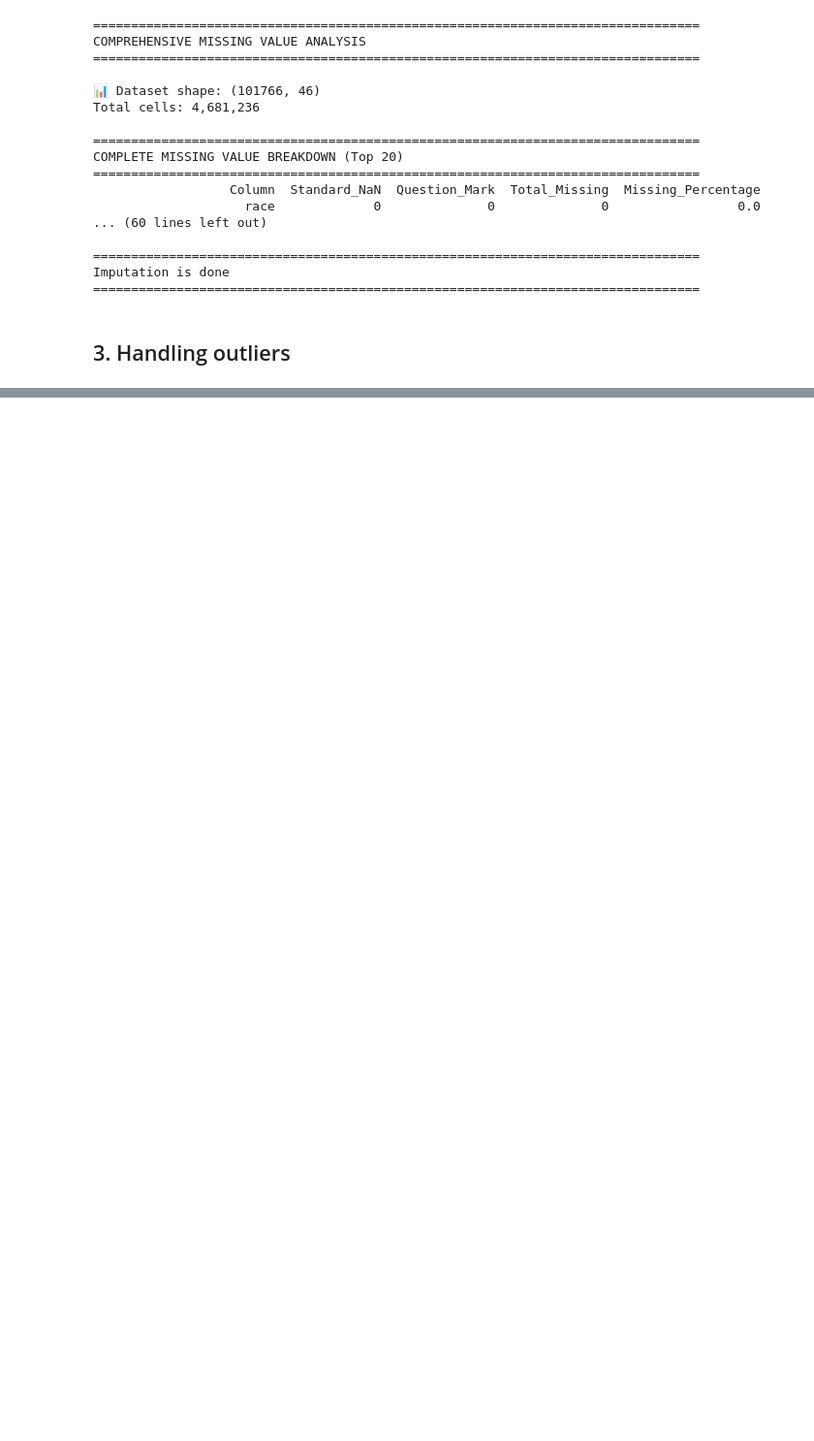
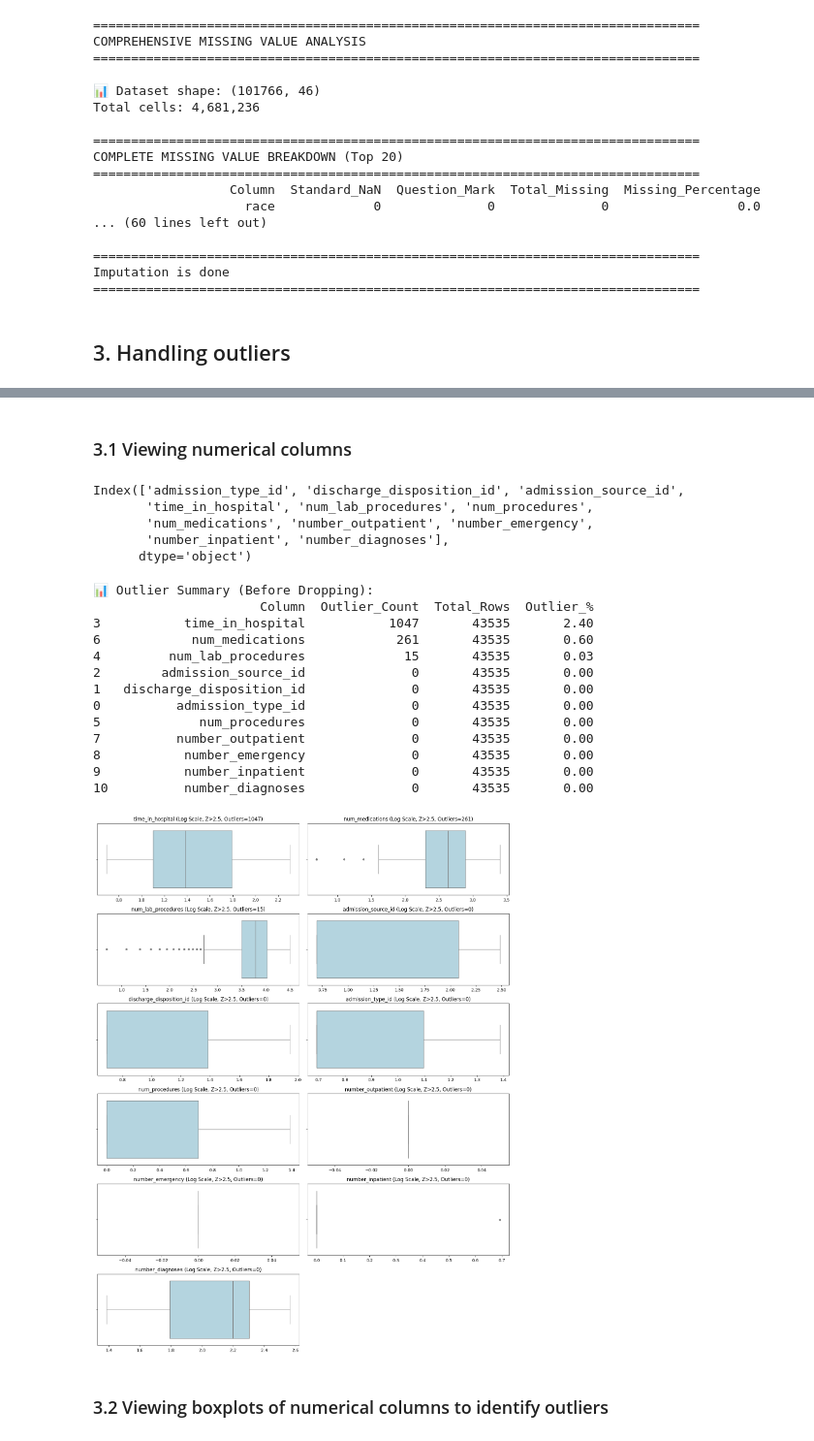
Before and after one commit to MuhammadHamza687/dsf, a Jupyter notebook: DSF_Mid_Lab_Exam.ipynb, the cells around one changed output, grey strips where cells are left out. Shown at 97% size. Cells and saved outputs as stored; diff of their text form; code cells hidden in the pictures; blank space fills up the shorter version.

```diff
--- a/DSF_Mid_Lab_Exam.ipynb
+++ b/DSF_Mid_Lab_Exam.ipynb
@@ -424,16 +428,3 @@ Imputation is done
 ================================================================================
 # %% [markdown]
 ## 3. Handling outliers
-# %%
-cols = ['time_in_hospital', 'num_lab_procedures', 'num_procedures',
-        'num_medications', 'number_outpatient',
-        'number_emergency', 'number_inpatient', 'number_diagnoses']
-
-for col in cols:
-    Q1 = df[col].quantile(0.25)
-    Q3 = df[col].quantile(0.75)
-    IQR = Q3 - Q1
-    lower = Q1 - 1.5 * IQR
-    upper = Q3 + 1.5 * IQR
-    outliers = df[(df[col] < lower) | (df[col] > upper)]
-    print(f"{col}: {len(outliers)} outliers")
@@ -532,0 +431,67 @@ Name: count, dtype: int64
+# %% [markdown]
+### 3.1 Viewing  numerical columns
+# %%
+numeric_cols = df.select_dtypes(include=[np.number]).columns
+print(numeric_cols)
+# %% [output]
+Index(['admission_type_id', 'discharge_disposition_id', 'admission_source_id',
+       'time_in_hospital', 'num_lab_procedures', 'num_procedures',
+       'num_medications', 'number_outpatient', 'number_emergency',
+       'number_inpatient', 'number_diagnoses'],
+      dtype='object')
+# %%
+import matplotlib.pyplot as plt
+import seaborn as sns
+import numpy as np
+from scipy import stats
+import pandas as pd
+
+# Define numeric columns
+numeric_cols = ['admission_type_id', 'discharge_disposition_id', 'admission_source_id',
+                'time_in_hospital', 'num_lab_procedures', 'num_procedures',
+                'num_medications', 'number_outpatient', 'number_emergency',
+                'number_inpatient', 'number_diagnoses']
+
+# Z-score computation
+threshold = 2.5
+z_scores = np.abs(stats.zscore(df[numeric_cols], nan_policy='omit'))
+outliers = (z_scores > threshold)
+outlier_counts = np.sum(outliers, axis=0)
+
+# Outlier summary
+outlier_summary = pd.DataFrame({
+    'Column': numeric_cols,
+    'Outlier_Count': outlier_counts,
+    'Total_Rows': len(df),
+    'Outlier_%': (outlier_counts / len(df) * 100).round(2)
+}).sort_values(by='Outlier_Count', ascending=False)
+
+print("📊 Outlier Summary (Before Dropping):")
+print(outlier_summary)
+
+# Visualization
+plt.figure(figsize=(14, 18))
+for i, col in enumerate(outlier_summary['Column'], 1):
+    plt.subplot(6, 2, i)
+    sns.boxplot(x=np.log1p(df[col]), color='lightblue', fliersize=3)
+    plt.title(f'{col} (Log Scale, Z>{threshold}, Outliers={int(outlier_counts[numeric_cols.index(col)])})')
+    plt.xlabel('')
+plt.tight_layout()
+plt.show()
+# %% [output]
+📊 Outlier Summary (Before Dropping):
+                      Column  Outlier_Count  Total_Rows  Outlier_%
+3           time_in_hospital           1047       43535       2.40
+6            num_medications            261       43535       0.60
+4         num_lab_procedures             15       43535       0.03
+2        admission_source_id              0       43535       0.00
+1   discharge_disposition_id              0       43535       0.00
+0          admission_type_id              0       43535       0.00
+5             num_procedures              0       43535       0.00
+7          number_outpatient              0       43535       0.00
+8           number_emergency              0       43535       0.00
+9           number_inpatient              0       43535       0.00
+10          number_diagnoses              0       43535       0.00
+[figure, added]
+# %% [markdown]
+### 3.2 Viewing boxplots of numerical columns to identify outliers
```
Also changed, not shown: parts of 34 cells of this notebook.
